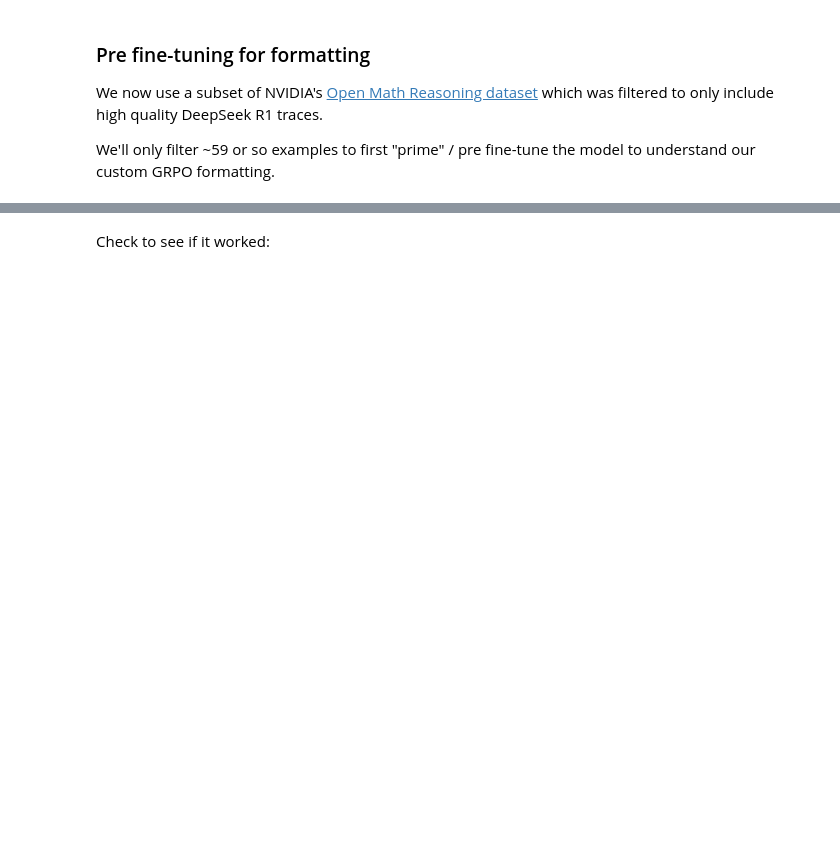
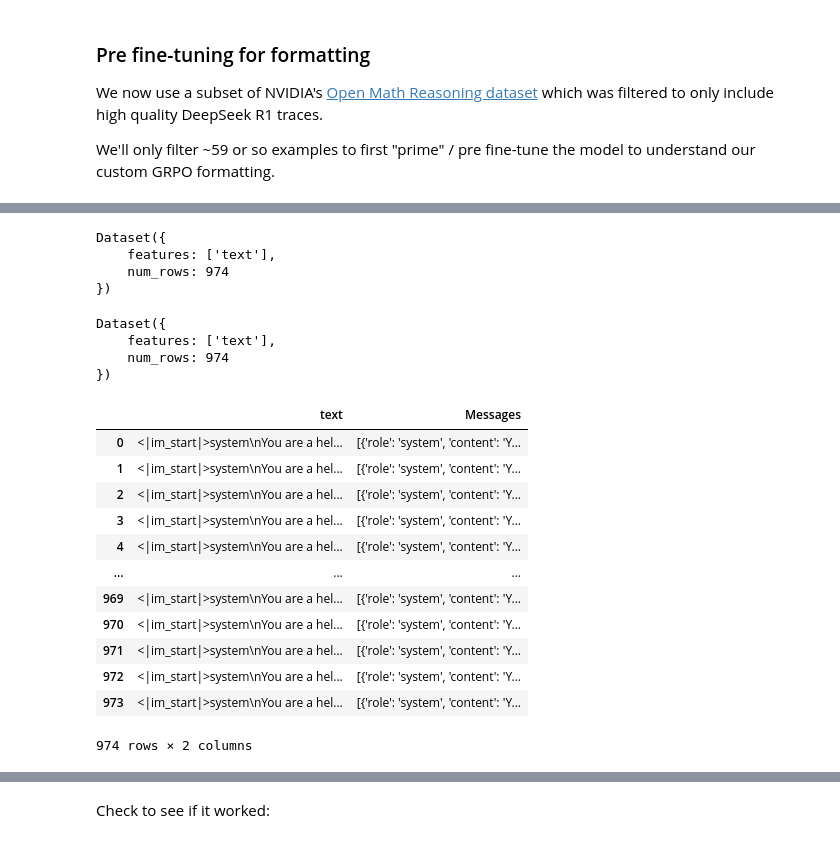
Before and after one commit to nikimakarov/ARC25RELOAD, a Jupyter notebook: nb/Qwen3_(4B)-GRPO.ipynb, the cells around one changed output, grey strips where cells are left out. Saved outputs shown, nothing was run; the diff lists cells and outputs as text; code cells hidden in the pictures; blank space fills up the shorter version.

```diff
--- a/nb/Qwen3_(4B)-GRPO.ipynb
+++ b/nb/Qwen3_(4B)-GRPO.ipynb
@@ -241,0 +205,14 @@ dataset["Messages"] = dataset.apply(format_dataset, axis = 1)
+# %%
+task1_train_dataset
+# %% [output]
+Dataset({
+    features: ['text'],
+    num_rows: 974
+})
+# %%
+task1_train_dataset
+# %% [output]
+Dataset({
+    features: ['text'],
+    num_rows: 974
+})
@@ -241,0 +232,16 @@ dataset["Messages"] = dataset.apply(format_dataset, axis = 1)
+# %%
+train_dataset
+# %% [output]
+|  | text | Messages |
+| 0 | <|im_start|>system\nYou are a hel... | [{'role': 'system', 'content': 'Y... |
+| 1 | <|im_start|>system\nYou are a hel... | [{'role': 'system', 'content': 'Y... |
+| 2 | <|im_start|>system\nYou are a hel... | [{'role': 'system', 'content': 'Y... |
+| 3 | <|im_start|>system\nYou are a hel... | [{'role': 'system', 'content': 'Y... |
+| 4 | <|im_start|>system\nYou are a hel... | [{'role': 'system', 'content': 'Y... |
+| ... | ... | ... |
+| 969 | <|im_start|>system\nYou are a hel... | [{'role': 'system', 'content': 'Y... |
+| 970 | <|im_start|>system\nYou are a hel... | [{'role': 'system', 'content': 'Y... |
+| 971 | <|im_start|>system\nYou are a hel... | [{'role': 'system', 'content': 'Y... |
+| 972 | <|im_start|>system\nYou are a hel... | [{'role': 'system', 'content': 'Y... |
+| 973 | <|im_start|>system\nYou are a hel... | [{'role': 'system', 'content': 'Y... |
+974 rows × 2 columns
```
Also changed, not shown: parts of 78 cells of this notebook.
